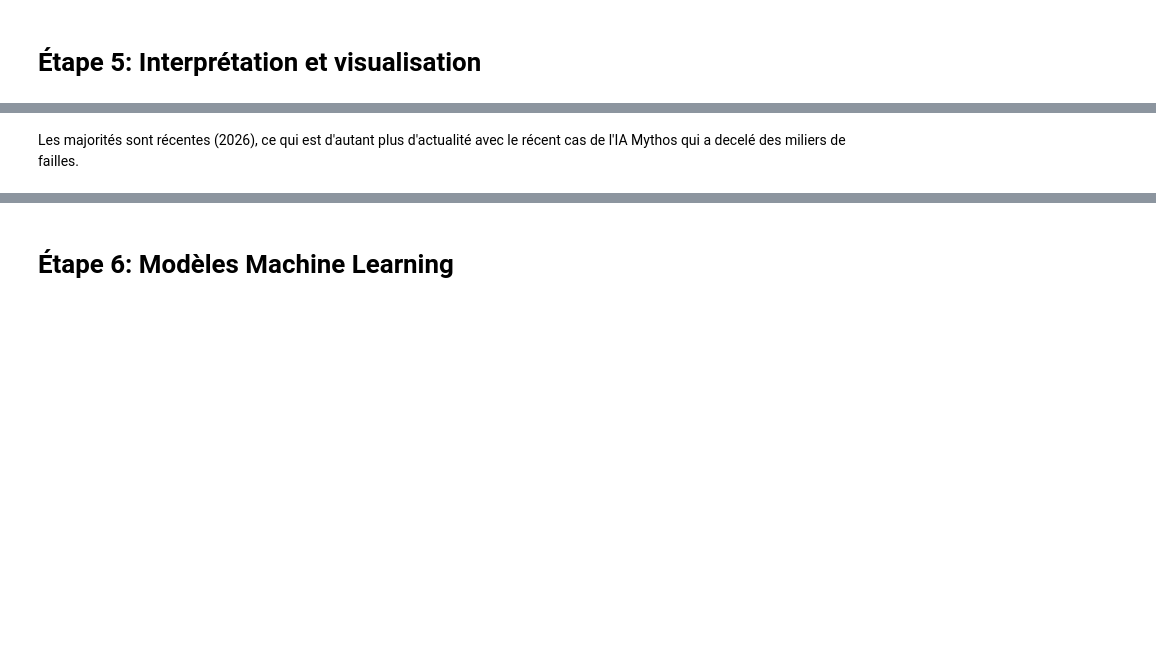
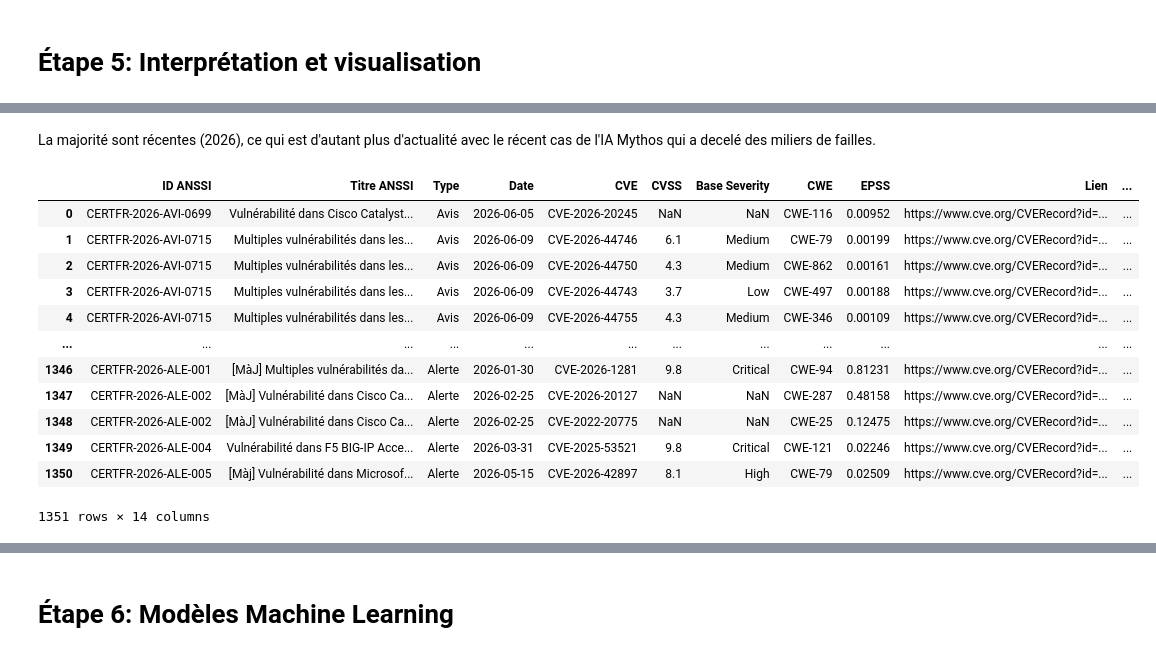
Before and after one commit to Graim-lee/Detecting-spams-in-mails-, a Jupyter notebook: project.ipynb, the cells around one changed output, grey strips where cells are left out. Saved outputs shown, nothing was run; the diff lists cells and outputs as text; code cells hidden in the pictures; blank space fills up the shorter version.

```diff
--- a/project.ipynb
+++ b/project.ipynb
@@ -554,5 +732,21 @@ plt.show()
 # %% [markdown]
-Les majorités sont récentes (2026), ce qui est d'autant plus d'actualité avec le récent cas de l'IA Mythos qui a decelé des miliers de failles.
+La majorité sont récentes (2026), ce qui est d'autant plus d'actualité avec le récent cas de l'IA Mythos qui a decelé des miliers de failles.
+# %%
+df
+# %% [output]
+|  | ID ANSSI | Titre ANSSI | Type | Date | CVE | CVSS | Base Severity | CWE | EPSS | Lien | ... |
+| 0 | CERTFR-2026-AVI-0699 | Vulnérabilité dans Cisco Catalyst... | Avis | 2026-06-05 | CVE-2026-20245 | NaN | NaN | CWE-116 | 0.00952 | https://www.cve.org/CVERecord?id=... | ... |
+| 1 | CERTFR-2026-AVI-0715 | Multiples vulnérabilités dans les... | Avis | 2026-06-09 | CVE-2026-44746 | 6.1 | Medium | CWE-79 | 0.00199 | https://www.cve.org/CVERecord?id=... | ... |
+| 2 | CERTFR-2026-AVI-0715 | Multiples vulnérabilités dans les... | Avis | 2026-06-09 | CVE-2026-44750 | 4.3 | Medium | CWE-862 | 0.00161 | https://www.cve.org/CVERecord?id=... | ... |
+| 3 | CERTFR-2026-AVI-0715 | Multiples vulnérabilités dans les... | Avis | 2026-06-09 | CVE-2026-44743 | 3.7 | Low | CWE-497 | 0.00188 | https://www.cve.org/CVERecord?id=... | ... |
+| 4 | CERTFR-2026-AVI-0715 | Multiples vulnérabilités dans les... | Avis | 2026-06-09 | CVE-2026-44755 | 4.3 | Medium | CWE-346 | 0.00109 | https://www.cve.org/CVERecord?id=... | ... |
+| ... | ... | ... | ... | ... | ... | ... | ... | ... | ... | ... | ... |
+| 1346 | CERTFR-2026-ALE-001 | [MàJ] Multiples vulnérabilités da... | Alerte | 2026-01-30 | CVE-2026-1281 | 9.8 | Critical | CWE-94 | 0.81231 | https://www.cve.org/CVERecord?id=... | ... |
+| 1347 | CERTFR-2026-ALE-002 | [MàJ] Vulnérabilité dans Cisco Ca... | Alerte | 2026-02-25 | CVE-2026-20127 | NaN | NaN | CWE-287 | 0.48158 | https://www.cve.org/CVERecord?id=... | ... |
+| 1348 | CERTFR-2026-ALE-002 | [MàJ] Vulnérabilité dans Cisco Ca... | Alerte | 2026-02-25 | CVE-2022-20775 | NaN | NaN | CWE-25 | 0.12475 | https://www.cve.org/CVERecord?id=... | ... |
+| 1349 | CERTFR-2026-ALE-004 | Vulnérabilité dans F5 BIG-IP Acce... | Alerte | 2026-03-31 | CVE-2025-53521 | 9.8 | Critical | CWE-121 | 0.02246 | https://www.cve.org/CVERecord?id=... | ... |
+| 1350 | CERTFR-2026-ALE-005 | [Màj] Vulnérabilité dans Microsof... | Alerte | 2026-05-15 | CVE-2026-42897 | 8.1 | High | CWE-79 | 0.02509 | https://www.cve.org/CVERecord?id=... | ... |
+1351 rows × 14 columns
 # %%
 """
 Moyenne des scores CVSS pour un éditeur
```
Also changed, not shown: parts of 73 cells of this notebook, 2 other files.
